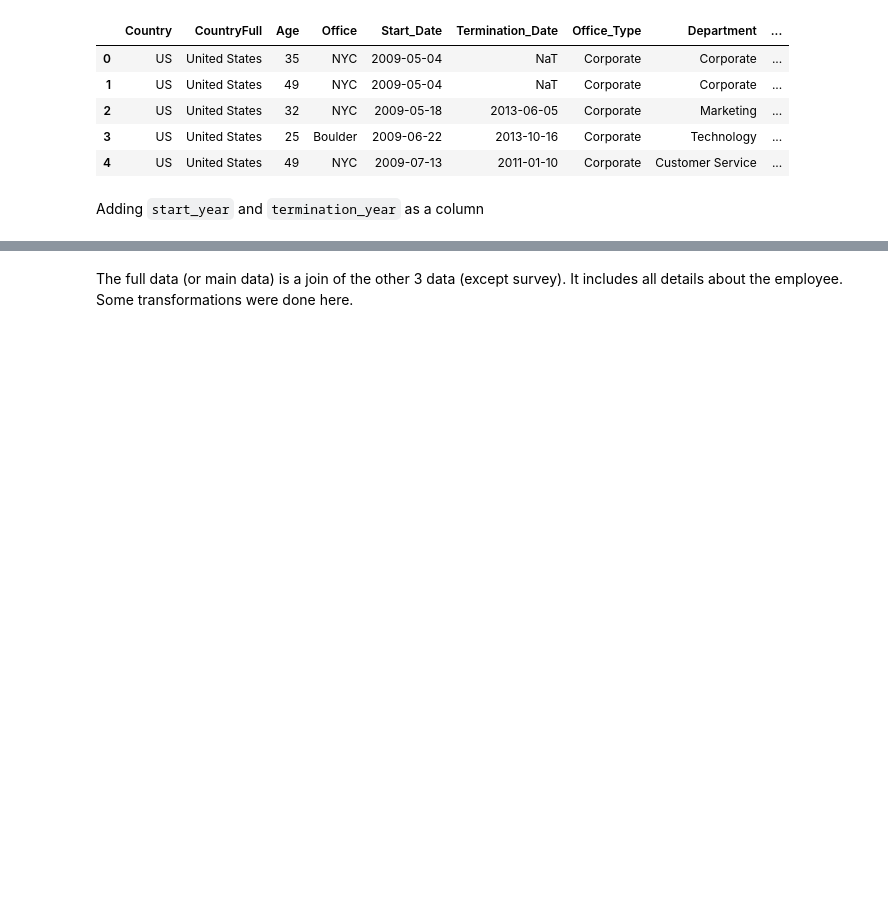
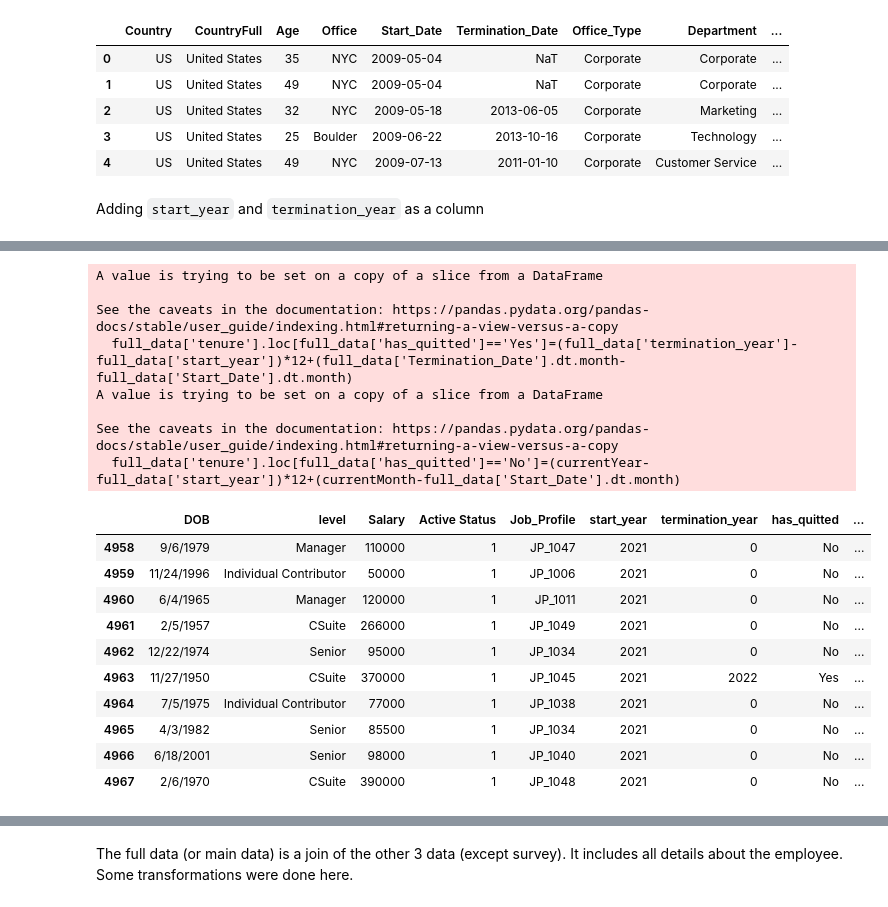
Before and after one commit to BrianLoe/ETL-and-DataViz, a Jupyter notebook: human_resource/HR/ETL phase.ipynb, the cells around one changed output, grey strips where cells are left out. Drawn from its saved outputs; the diff is of its cells as text; code cells hidden in the pictures; blank space fills up the shorter version.

```diff
--- a/human_resource/HR/ETL phase.ipynb
+++ b/human_resource/HR/ETL phase.ipynb
@@ -334,0 +387,29 @@ full_data.tail().iloc[:,12:]
+# %%
+from datetime import datetime
+# (currentYear-full_data['Start_Date'].dt.year)*12+(currentMonth-full_data['Start_Date'].dt.month)
+currentYear = int(datetime.today().strftime('%Y'))
+currentMonth = int(datetime.today().strftime('%-m'))
+full_data['tenure']=0
+full_data['tenure'].loc[full_data['has_quitted']=='Yes']=(full_data['termination_year']-full_data['start_year'])*12+(full_data['Termination_Date'].dt.month-full_data['Start_Date'].dt.month)
+full_data['tenure'].loc[full_data['has_quitted']=='No']=(currentYear-full_data['start_year'])*12+(currentMonth-full_data['Start_Date'].dt.month)
+full_data.tail(10).iloc[:,19:]
+# %% [output]
+A value is trying to be set on a copy of a slice from a DataFrame
+
+See the caveats in the documentation: https://pandas.pydata.org/pandas-docs/stable/user_guide/indexing.html#returning-a-view-versus-a-copy
+  full_data['tenure'].loc[full_data['has_quitted']=='Yes']=(full_data['termination_year']-full_data['start_year'])*12+(full_data['Termination_Date'].dt.month-full_data['Start_Date'].dt.month)
+A value is trying to be set on a copy of a slice from a DataFrame
+
+See the caveats in the documentation: https://pandas.pydata.org/pandas-docs/stable/user_guide/indexing.html#returning-a-view-versus-a-copy
+  full_data['tenure'].loc[full_data['has_quitted']=='No']=(currentYear-full_data['start_year'])*12+(currentMonth-full_data['Start_Date'].dt.month)
+|  | DOB | level | Salary | Active Status | Job_Profile | start_year | termination_year | has_quitted | ... |
+| 4958 | 9/6/1979 | Manager | 110000 | 1 | JP_1047 | 2021 | 0 | No | ... |
+| 4959 | 11/24/1996 | Individual Contributor | 50000 | 1 | JP_1006 | 2021 | 0 | No | ... |
+| 4960 | 6/4/1965 | Manager | 120000 | 1 | JP_1011 | 2021 | 0 | No | ... |
+| 4961 | 2/5/1957 | CSuite | 266000 | 1 | JP_1049 | 2021 | 0 | No | ... |
+| 4962 | 12/22/1974 | Senior | 95000 | 1 | JP_1034 | 2021 | 0 | No | ... |
+| 4963 | 11/27/1950 | CSuite | 370000 | 1 | JP_1045 | 2021 | 2022 | Yes | ... |
+| 4964 | 7/5/1975 | Individual Contributor | 77000 | 1 | JP_1038 | 2021 | 0 | No | ... |
+| 4965 | 4/3/1982 | Senior | 85500 | 1 | JP_1034 | 2021 | 0 | No | ... |
+| 4966 | 6/18/2001 | Senior | 98000 | 1 | JP_1040 | 2021 | 0 | No | ... |
+| 4967 | 2/6/1970 | CSuite | 390000 | 1 | JP_1048 | 2021 | 0 | No | ... |
```
Also changed, not shown: parts of 7 cells of this notebook.
